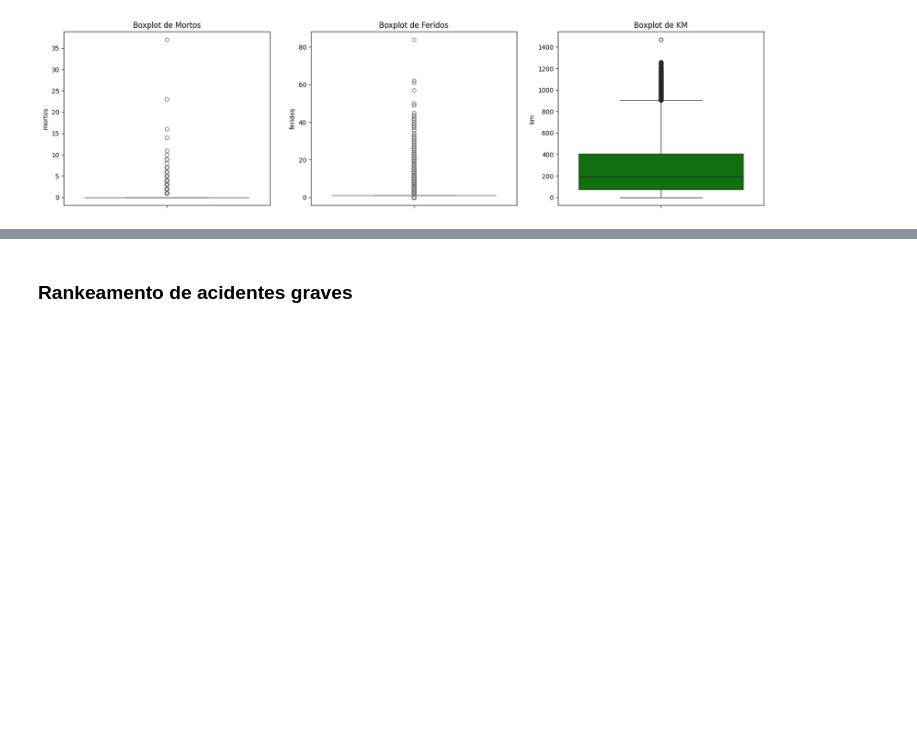
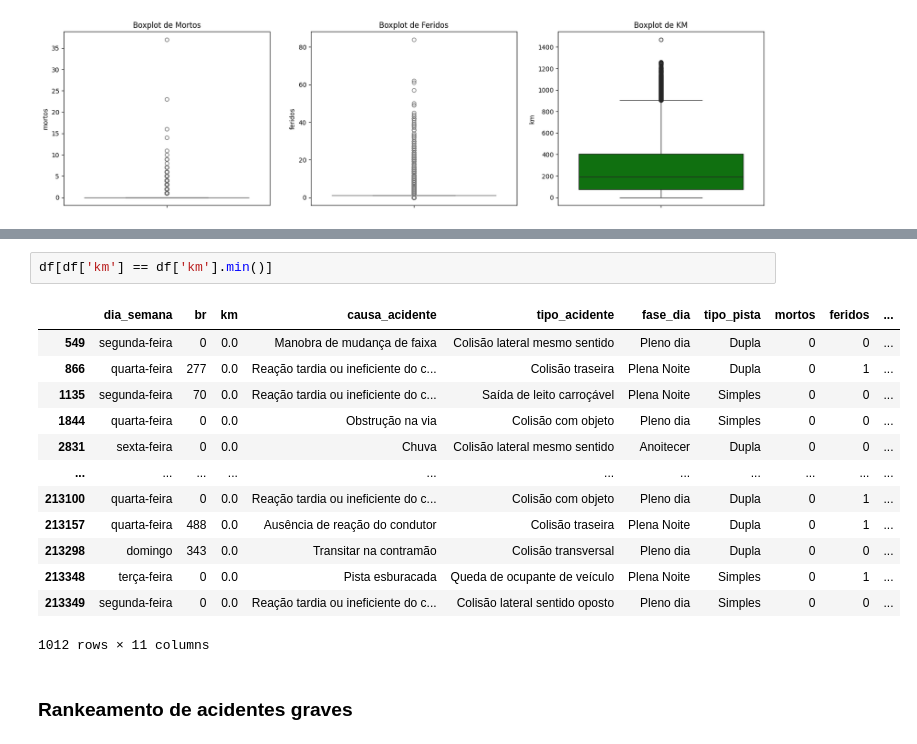
Before and after one commit to mmesqigor/Padroes-de-Acidentes-de-Transito-no-Brasil, a Jupyter notebook: index.ipynb, the cells around one changed output, grey strips where cells are left out. Drawn from its saved outputs; the diff is of its cells as text; blank space fills up the shorter version.

```diff
--- a/index.ipynb
+++ b/index.ipynb
@@ -372,3 +424,19 @@ plt.show()
+# %%
+df[df['km'] == df['km'].min()]
+# %% [output]
+|  | dia_semana | br | km | causa_acidente | tipo_acidente | fase_dia | tipo_pista | mortos | feridos | ... |
+| 549 | segunda-feira | 0 | 0.0 | Manobra de mudança de faixa | Colisão lateral mesmo sentido | Pleno dia | Dupla | 0 | 0 | ... |
+| 866 | quarta-feira | 277 | 0.0 | Reação tardia ou ineficiente do c... | Colisão traseira | Plena Noite | Dupla | 0 | 1 | ... |
+| 1135 | segunda-feira | 70 | 0.0 | Reação tardia ou ineficiente do c... | Saída de leito carroçável | Plena Noite | Simples | 0 | 0 | ... |
+| 1844 | quarta-feira | 0 | 0.0 | Obstrução na via | Colisão com objeto | Pleno dia | Simples | 0 | 0 | ... |
+| 2831 | sexta-feira | 0 | 0.0 | Chuva | Colisão lateral mesmo sentido | Anoitecer | Dupla | 0 | 0 | ... |
+| ... | ... | ... | ... | ... | ... | ... | ... | ... | ... | ... |
+| 213100 | quarta-feira | 0 | 0.0 | Reação tardia ou ineficiente do c... | Colisão com objeto | Pleno dia | Dupla | 0 | 1 | ... |
+| 213157 | quarta-feira | 488 | 0.0 | Ausência de reação do condutor | Colisão traseira | Plena Noite | Dupla | 0 | 1 | ... |
+| 213298 | domingo | 343 | 0.0 | Transitar na contramão | Colisão transversal | Pleno dia | Dupla | 0 | 0 | ... |
+| 213348 | terça-feira | 0 | 0.0 | Pista esburacada | Queda de ocupante de veículo | Plena Noite | Simples | 0 | 1 | ... |
+| 213349 | segunda-feira | 0 | 0.0 | Reação tardia ou ineficiente do c... | Colisão lateral sentido oposto | Pleno dia | Simples | 0 | 0 | ... |
+1012 rows × 11 columns
 # %% [markdown]
 ### Rankeamento de acidentes graves
 # %%
```
Also changed, not shown: parts of 15 cells of this notebook, 1 other file.
